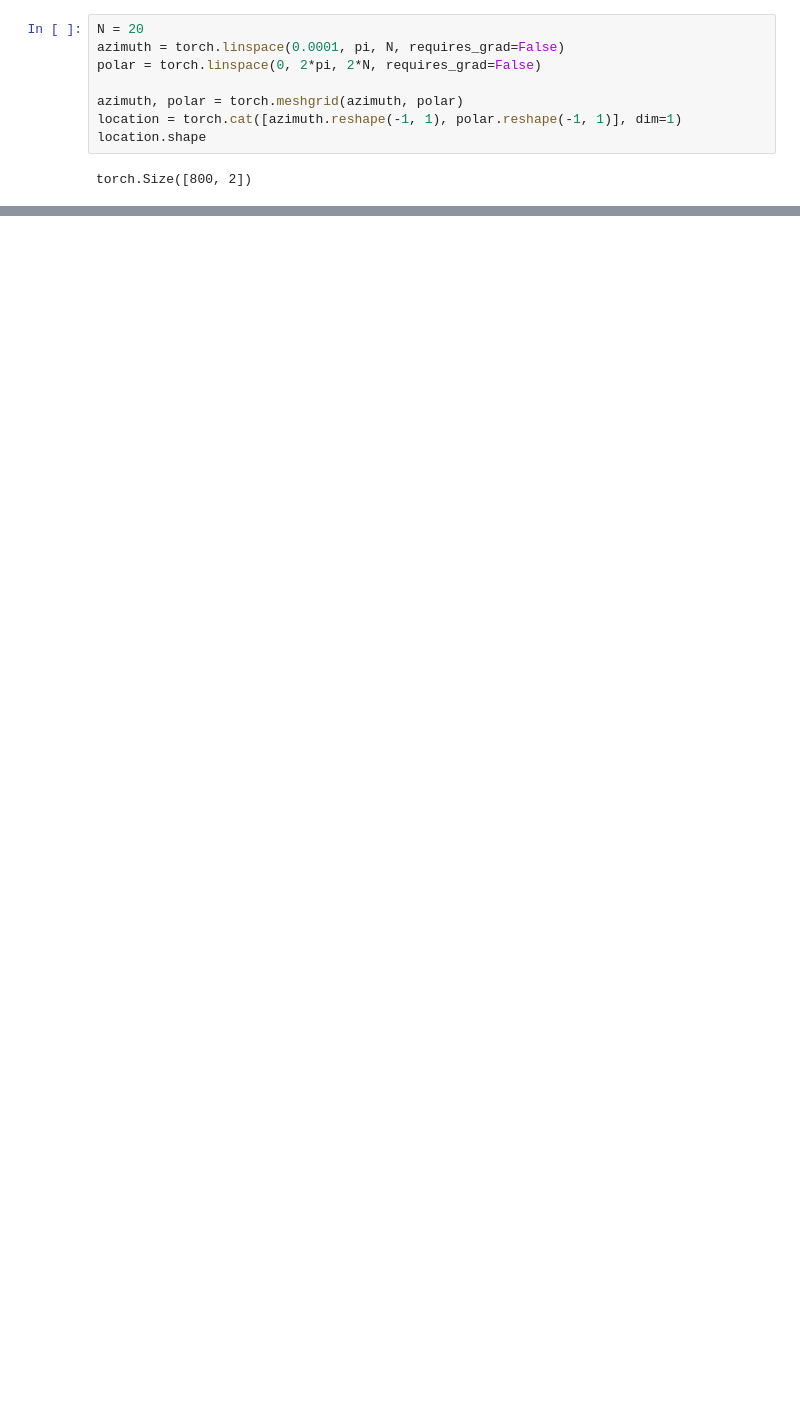
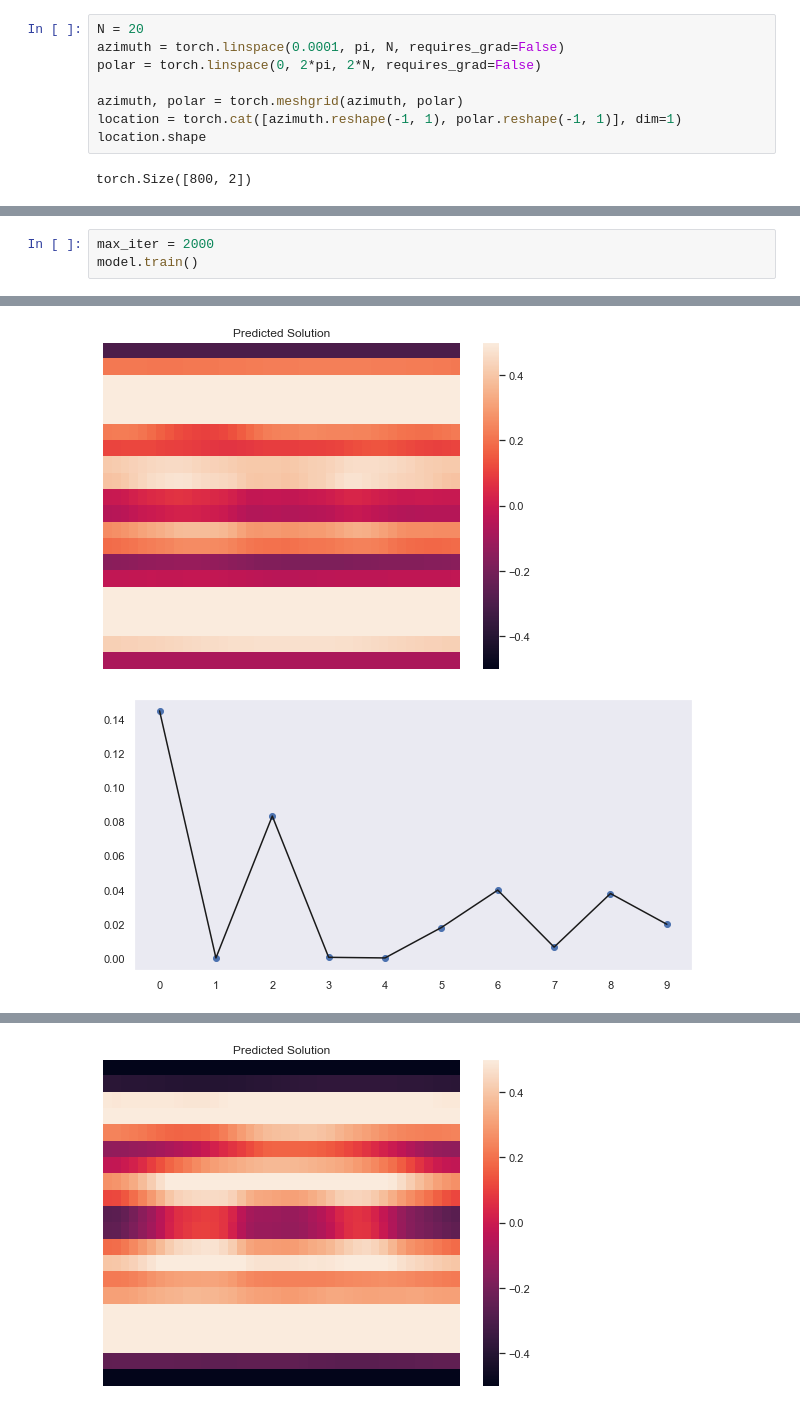
Before and after one commit to a-gupte/PDPINN, a Jupyter notebook: sh_transform-Copy1.ipynb, the cells around one changed output, grey strips where cells are left out. Saved outputs shown, nothing was run; the diff lists cells and outputs as text; blank space fills up the shorter version.

```diff
--- a/sh_transform-Copy1.ipynb
+++ b/sh_transform-Copy1.ipynb
@@ -301 +319,5 @@ iteration 600: loss = 0.03690892085433006, pde loss = 0.03690892085433006
 ... (8 outputs left out)
+# %%
+max_iter = 2000
+model.train()
+# %% [output]
@@ -301,0 +325,2 @@ iteration 600: loss = 0.03690892085433006, pde loss = 0.03690892085433006
+[figure, added]
+[figure, added]
@@ -301,0 +347 @@ iteration 600: loss = 0.03690892085433006, pde loss = 0.03690892085433006
+[figure, added]
```
Also changed, not shown: parts of 5 cells of this notebook, 2 other files.
